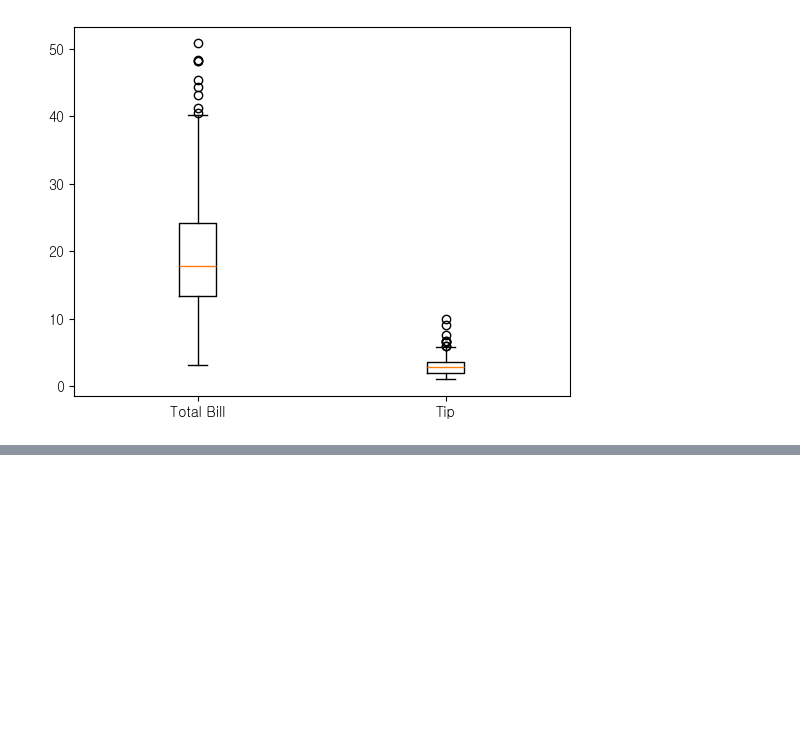
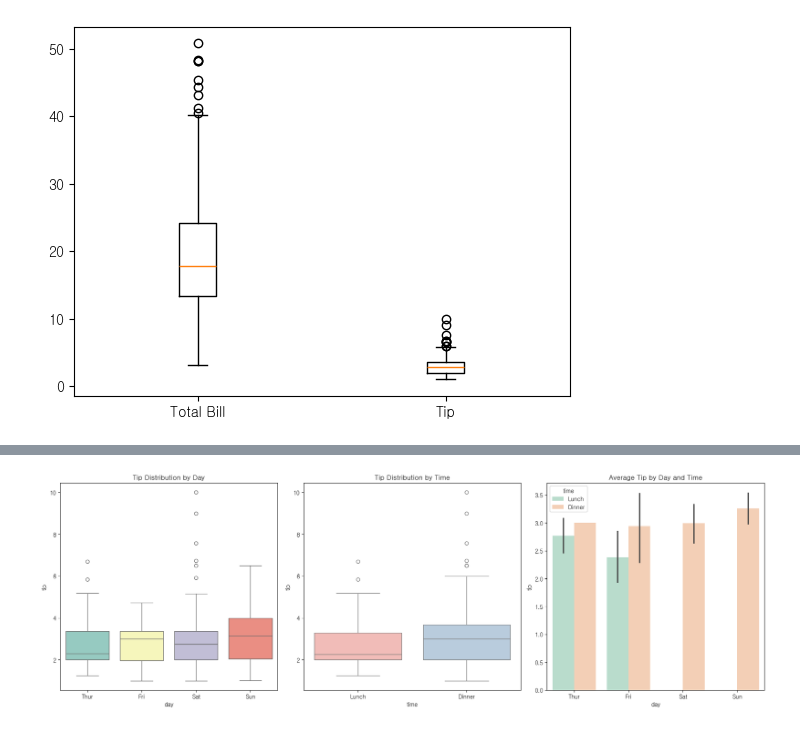
Before and after one commit to sohson/hipython, a Jupyter notebook: 43.시각화.ipynb, the cells around one changed output, grey strips where cells are left out. Saved outputs shown, nothing was run; the diff lists cells and outputs as text; code cells hidden in the pictures; blank space fills up the shorter version.

```diff
--- a/43.시각화.ipynb
+++ b/43.시각화.ipynb
@@ -185,0 +259,19 @@ plt.show()
+# %%
+fig, axes = plt.subplots(1, 3, figsize=(18, 6)) # 1행 3열, 크기
+
+
+# 요일별 팁 분포
+sns.boxplot(ax=axes[0], x='day', y='tip', data=tips_df, palette='Set3')
+axes[0].set_title('Tip Distribution by Day') # 0번째(첫번째) 칸에 그려라
+
+# 시간대별 팁 분포
+sns.boxplot(ax=axes[1], x='time', y='tip', data=tips_df, palette='Pastel1')
+axes[1].set_title('Tip Distribution by Time')
+
+# 요일 및 시간대별 평균 팁
+sns.barplot(ax=axes[2], x='day', y='tip', hue='time', data=tips_df, palette='Pastel2')
+axes[2].set_title('Average Tip by Day and Time')
+
+plt.tight_layout() # 그래프 간격 자동 조절 >> 제목이나 축 레이블이 겹치는 현상 방지
+# %% [output]
+[figure, added]
```
Also changed, not shown: parts of 6 cells of this notebook, 1 other file.
